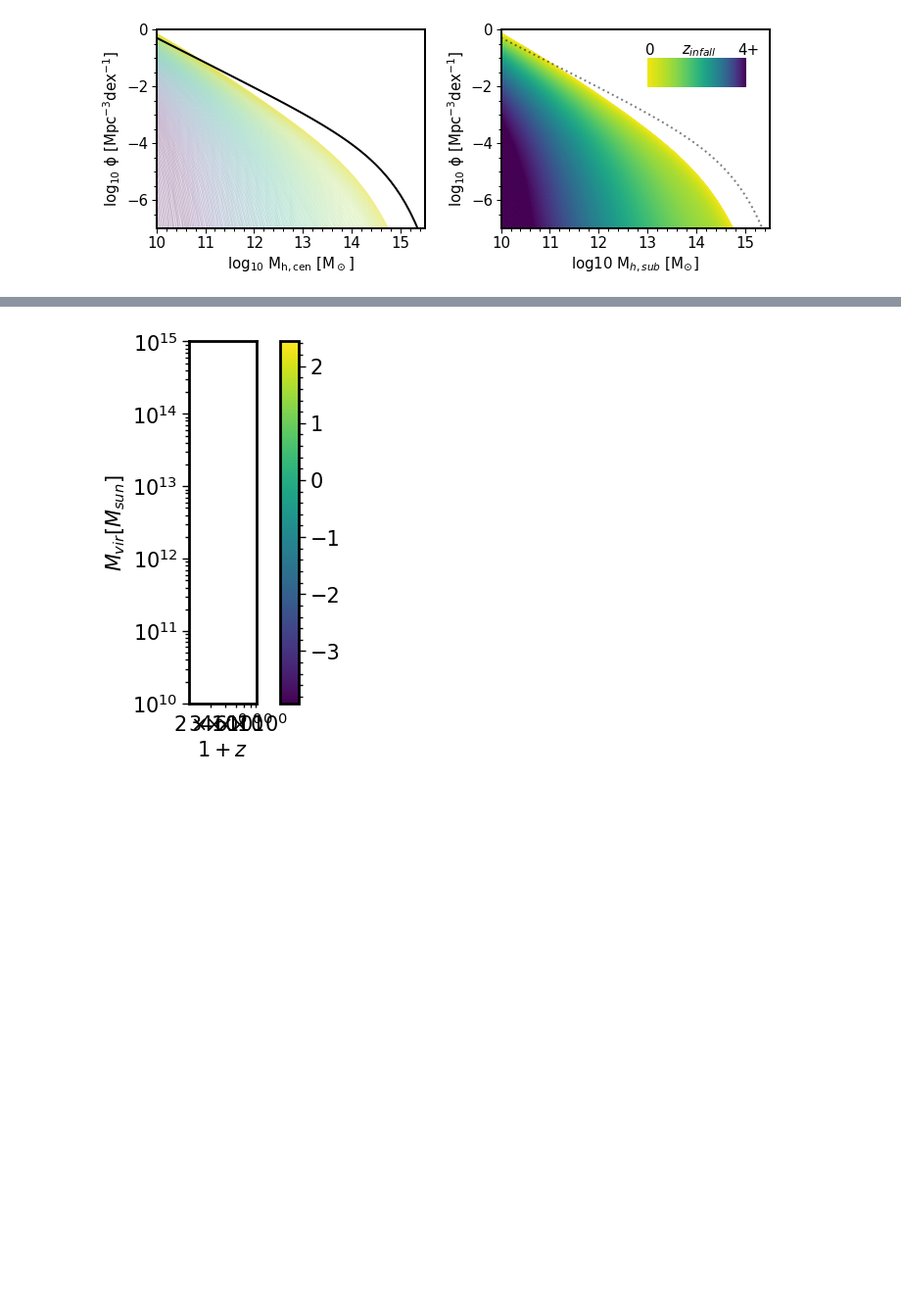
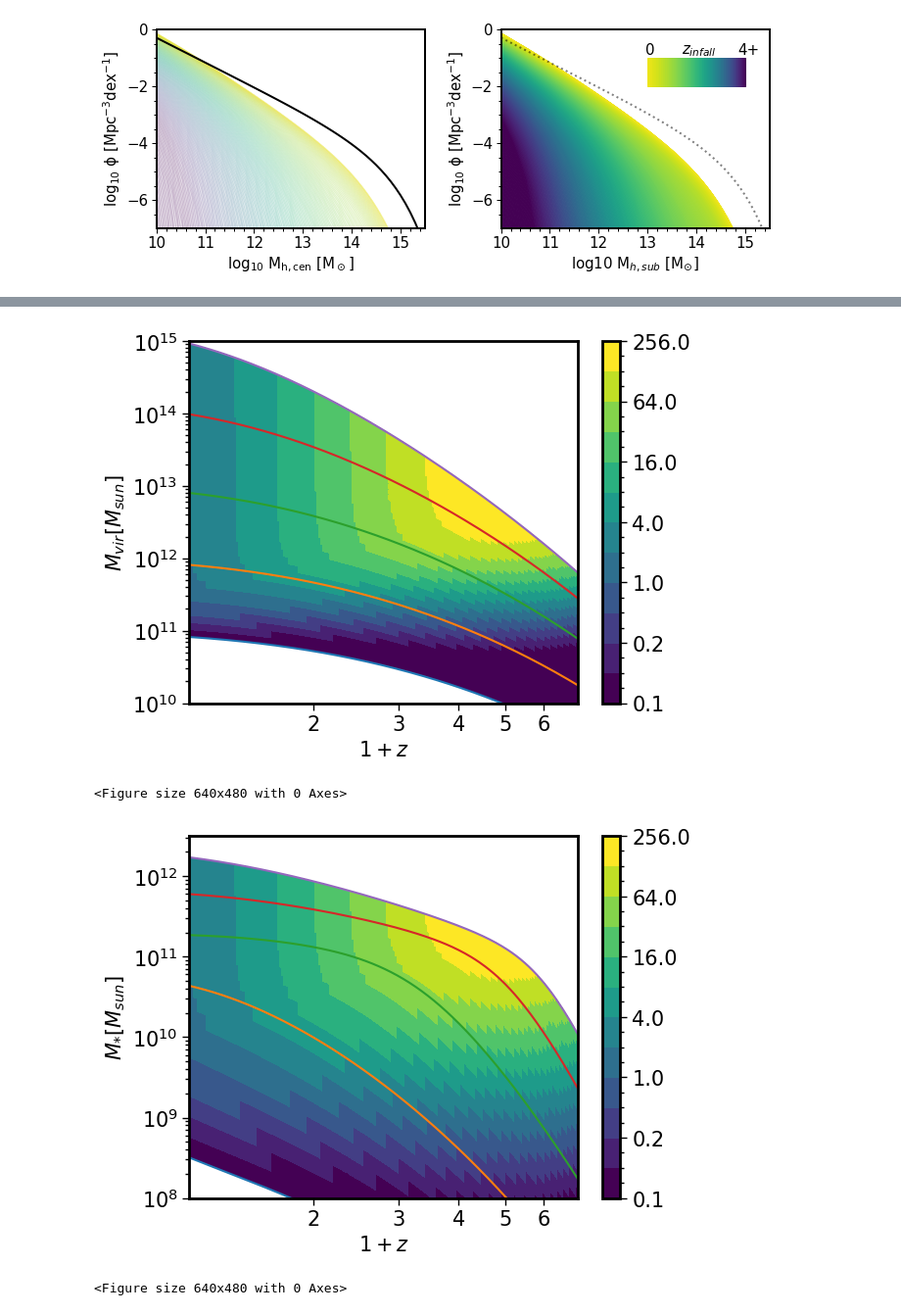
Before and after one commit to PipGrylls/STEEL, a Jupyter notebook: Notebooks/Plots/Thesis.ipynb, the cells around one changed output, grey strips where cells are left out. Shown at 98% size. Cells and saved outputs as stored; diff of their text form; code cells hidden in the pictures; blank space fills up the shorter version.

Commit message:
thesis plots

```diff
--- a/Notebooks/Plots/Thesis.ipynb
+++ b/Notebooks/Plots/Thesis.ipynb
@@ -347,4 +347,5 @@ post_processed = ClassList[0][1]
 # %%
+post_processed = ClassList[0][1]
 hm_hist = np.power(10, post_processed.AvaHaloMass)
 z = post_processed.z
 sm_hist = np.power(10,post_processed.AvaStellarMass)
@@ -352,22 +353,64 @@ sm_hist = np.power(10,post_processed.AvaStellarMass)
 s0 = 0.195 + 1.157*(z) - 0.143*(z**2)
 logM0 = 9.244 + 0.753*(z) - 0.09*(z**2)
 Gamma = -1.118 #including -ve here to avoid it later
-log10MperY = (s0 - np.log10(1 + np.power(np.power(10, (sm_hist.T - logM0) ), Gamma))).T
+log10MperY = (s0 - np.log10(1 + np.power(np.power(10, (np.log10(sm_hist.T) - logM0) ), Gamma))).T
 sfr = np.power(10, log10MperY)
 ssfr = log10MperY - sm_hist
+# %%
+hm15_slice = np.digitize(10**15, bins = hm_hist[0])-1
+#levels = MaxNLocator(nbins=50).tick_values(sfr[:,:hm15_slice].min(), sfr[:,:hm15_slice].max())
+levels = [0.0625,0.125,0.25,0.5,1,2,4,8,16,32,64,128, 256]
+cmap = plt.get_cmap('viridis')#cm.viridis_r
+norm = BoundaryNorm(levels, ncolors=cmap.N, clip=True)
 # %%
-fig = plt.imshow(np.log10(sfr), cmap=plt.cm.viridis, origin = 'lower', extent=[np.min(1+z), np.max(1+z),np.min(hm_hist), np.max(hm_hist)], aspect = ((np.min(1+z) - np.max(1+z))/(np.min(hm_hist) - np.max(hm_hist))))
-fig.fig_size = (5, 5)
-plt.colorbar()
+#plt.imshow(np.log10(sfr), cmap=plt.cm.viridis, origin = 'lower', extent=[np.min(1+z), np.max(1+z),np.min(hm_hist), np.max(hm_hist)], aspect = ((np.log10(np.min(1+z)) - np.log10(np.max(1+z)))/(np.log10(np.min(hm_hist)) - np.log10(np.max(hm_hist)))))
+fig = plt.figure()
+ax = fig.add_subplot(111)
+
+im = plt.pcolormesh(np.log10(1 + z).repeat(hm15_slice).reshape(190,hm15_slice), hm_hist[:,1:hm15_slice+1], (sfr[:-1,:hm15_slice-1]), cmap=cmap, norm=norm)
+fig.colorbar(im, ax=ax)
 
 for hm in [11,12,13,14,15]:
-    hm_slice = np.digitize(hm, bins = hm_hist[0])
-    plt.plot((1+z), hm_hist[:,hm_slice])
-plt.xscale('log')
-plt.yscale('log')
-plt.ylim(10**10, 10**15)
-plt.xlabel(r"$1+z$")
-plt.ylabel(r"$M_{vir}[M_{sun}]$")
+    hm_slice = np.digitize(10**hm, bins = hm_hist[0])-1
+    plt.plot(np.log10(1+z), hm_hist[:,hm_slice])
+
+ax.set_xticks(np.log10([2,3,4,5,6]))
+labels = [ i+2 for i, j in enumerate(ax.get_xticklabels())]
+ax.set_xticklabels(labels)
+ax.minorticks_off()
+
+ax.set_yscale('log')
+ax.set_ylim(10**10, 10**15)
+ax.set_xlabel(r"$1+z$")
+ax.set_ylabel(r"$M_{vir}[M_{sun}]$")
+plt.savefig(AbsPath+"/Figures/Thesis/Halogrowth_SFR.png")
 plt.show()
+plt.clf()
+
+fig = plt.figure()
+ax = fig.add_subplot(111)
+
+im = ax.pcolormesh(np.log10(1 + z).repeat(hm15_slice).reshape(190,hm15_slice), sm_hist[:,1:hm15_slice+1], sfr[:-1,:hm15_slice-1], cmap=cmap, norm=norm)
+fig.colorbar(im, ax=ax)
+
+for hm in [11,12,13,14,15]:
+    hm_slice = np.digitize(10**hm, bins = hm_hist[0])-1
+    ax.plot(np.log10(1+z), sm_hist[:,hm_slice])
+
+ax.set_xticks(np.log10([2,3,4,5,6]))
+labels = [ i+2 for i, j in enumerate(ax.get_xticklabels())]
+ax.set_xticklabels(labels)
+ax.minorticks_off()
+
+ax.set_yscale('log')
+ax.set_ylim(10**8, 10**12.5)
+ax.set_xlabel(r"$1+z$")
+ax.set_ylabel(r"$M_{*}[M_{sun}]$")
+plt.savefig(AbsPath+"/Figures/Thesis/Stellargrowth_SFR.png")
+plt.show()
+plt.clf()
 # %% [output]
-[figure, old version]
+[figure, new version]
+<Figure size 640x480 with 0 Axes>
+[figure, added]
+<Figure size 640x480 with 0 Axes>
```
Also changed, not shown: parts of 9 cells of this notebook, 2 other files.
